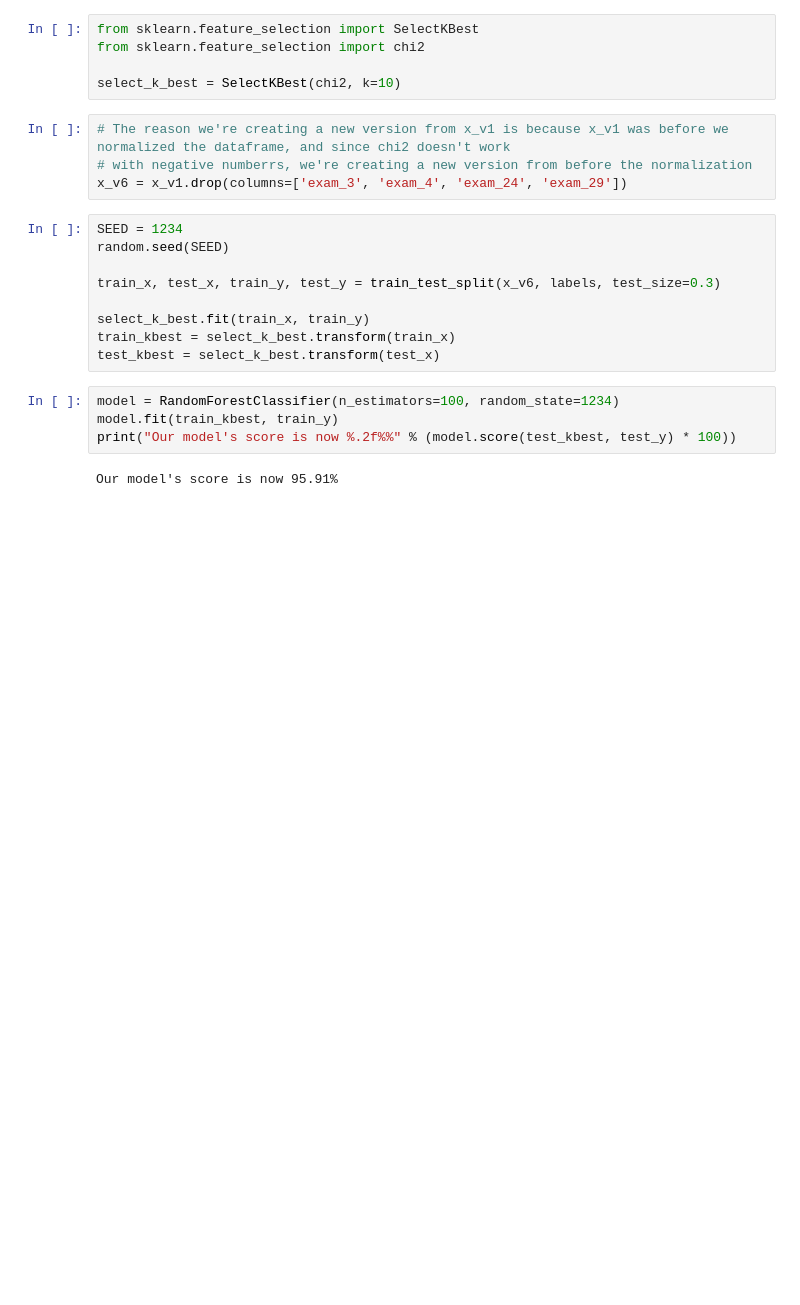
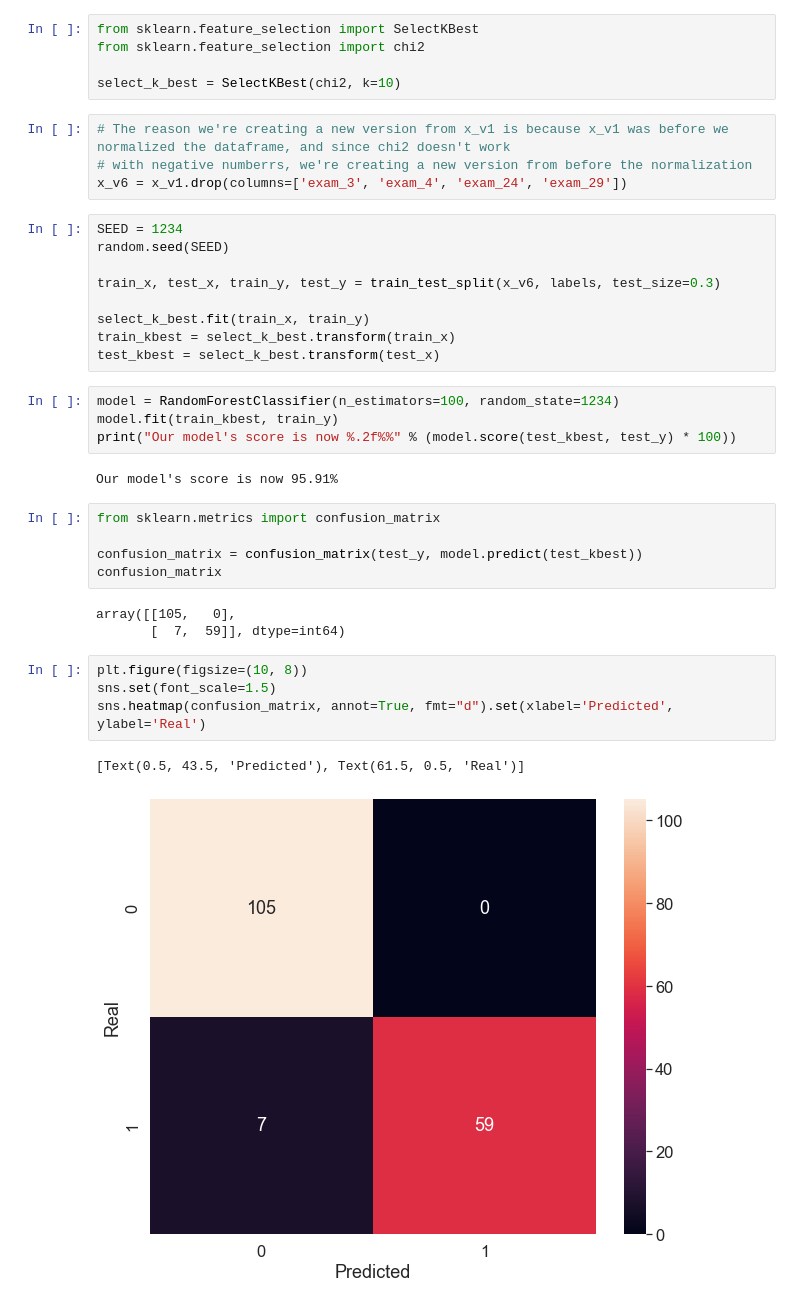
Before and after one commit to pedroheck/machine-learning-basics, a Jupyter notebook: Basics-2-dealing-with-multidimensional-data/data/cancer-diagnostics.ipynb, the cells around one changed output. Cells and saved outputs as stored; diff of their text form; blank space fills up the shorter version.

Commit message:
B-2: Visualizing confusion matrix to analyse our model's errors

```diff
--- a/Basics-2-dealing-with-multidimensional-data/data/cancer-diagnostics.ipynb
+++ b/Basics-2-dealing-with-multidimensional-data/data/cancer-diagnostics.ipynb
@@ -322,3 +322,18 @@ model.fit(train_kbest, train_y)
 print("Our model's score is now %.2f%%" % (model.score(test_kbest, test_y) * 100))
 # %% [output]
 Our model's score is now 95.91%
+# %%
+from sklearn.metrics import confusion_matrix
+
+confusion_matrix = confusion_matrix(test_y, model.predict(test_kbest))
+confusion_matrix
+# %% [output]
+array([[105,   0],
+       [  7,  59]], dtype=int64)
+# %%
+plt.figure(figsize=(10, 8))
+sns.set(font_scale=1.5)
+sns.heatmap(confusion_matrix, annot=True, fmt="d").set(xlabel='Predicted', ylabel='Real')
+# %% [output]
+[Text(0.5, 43.5, 'Predicted'), Text(61.5, 0.5, 'Real')]
+[figure, added]
```
